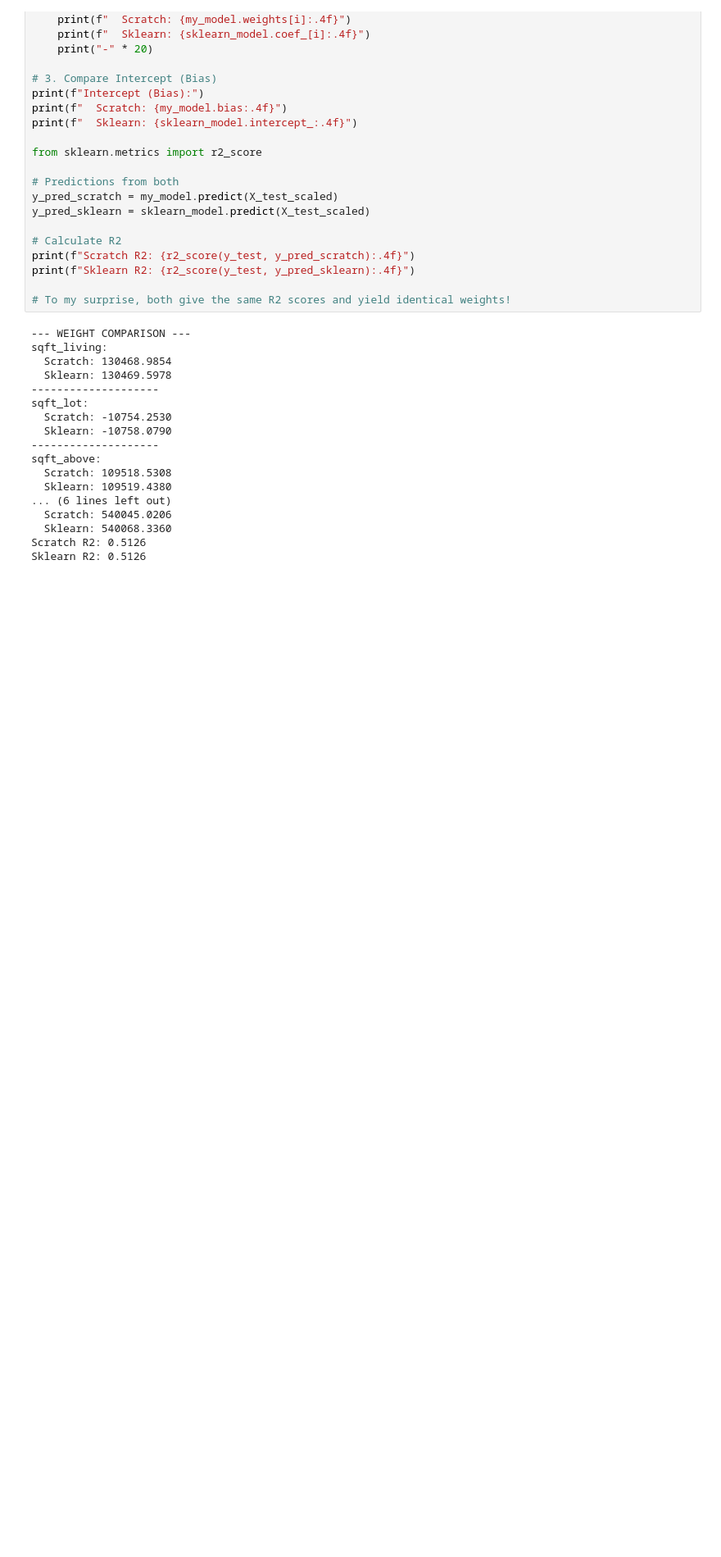
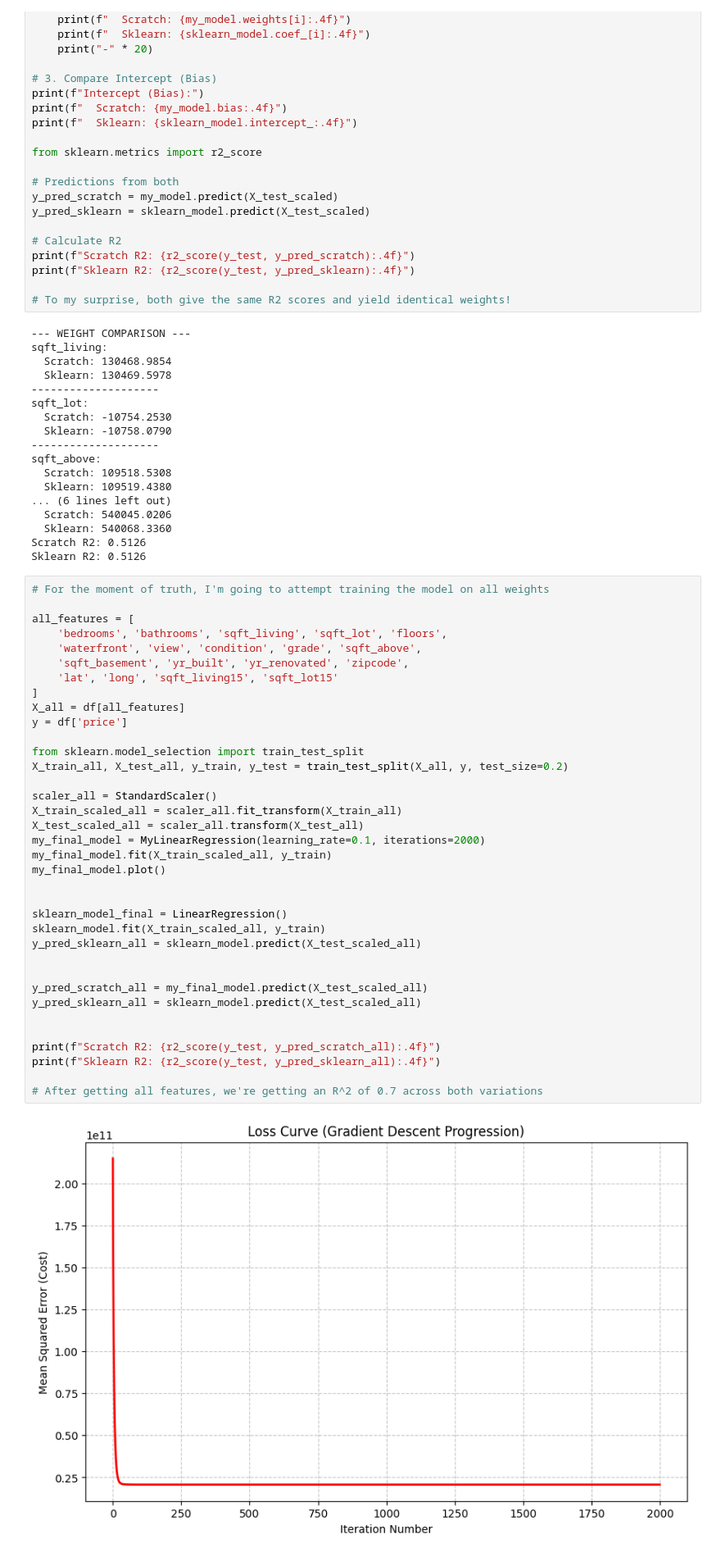
Before and after one commit to Fe4rlessCloak/House-Price-Prediction, a Jupyter notebook: HousePrices.ipynb, the cells around one changed output. Shown at 82% size. Saved outputs shown, nothing was run; the diff lists cells and outputs as text; blank space fills up the shorter version.

Commit message:
Scaled to all features and compared how scikit-learn differs from a manual implementation of Linear Regression

```diff
--- a/HousePrices.ipynb
+++ b/HousePrices.ipynb
@@ -226,3 +228,41 @@ sqft_above:
   Sklearn: 540068.3360
 Scratch R2: 0.5126
 Sklearn R2: 0.5126
+# %%
+# For the moment of truth, I'm going to attempt training the model on all weights
+
+all_features = [
+    'bedrooms', 'bathrooms', 'sqft_living', 'sqft_lot', 'floors',
+    'waterfront', 'view', 'condition', 'grade', 'sqft_above',
+    'sqft_basement', 'yr_built', 'yr_renovated', 'zipcode',
+    'lat', 'long', 'sqft_living15', 'sqft_lot15'
+]
+X_all = df[all_features]
+y = df['price']
+
+from sklearn.model_selection import train_test_split
+X_train_all, X_test_all, y_train, y_test = train_test_split(X_all, y, test_size=0.2)
+
+scaler_all = StandardScaler()
+X_train_scaled_all = scaler_all.fit_transform(X_train_all)
+X_test_scaled_all = scaler_all.transform(X_test_all)
+my_final_model = MyLinearRegression(learning_rate=0.1, iterations=2000)
+my_final_model.fit(X_train_scaled_all, y_train)
+my_final_model.plot()
+
+
+sklearn_model_final = LinearRegression()
+sklearn_model.fit(X_train_scaled_all, y_train)
+y_pred_sklearn_all = sklearn_model.predict(X_test_scaled_all)
+
+
+y_pred_scratch_all = my_final_model.predict(X_test_scaled_all)
+y_pred_sklearn_all = sklearn_model.predict(X_test_scaled_all)
+
+
+print(f"Scratch R2: {r2_score(y_test, y_pred_scratch_all):.4f}")
+print(f"Sklearn R2: {r2_score(y_test, y_pred_sklearn_all):.4f}")
+
+# After getting all features, we're getting an R^2 of 0.7 across both variations
+# %% [output]
+[figure, added]
```
Also changed, not shown: parts of 3 cells of this notebook.
